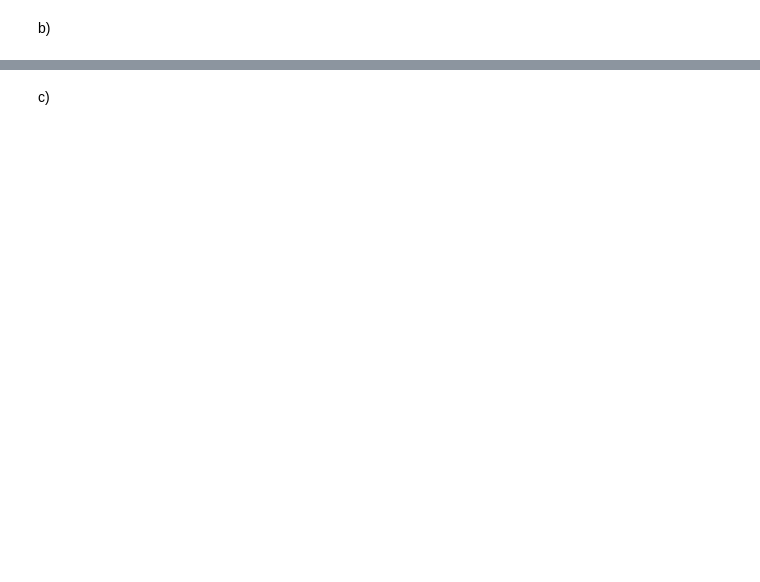
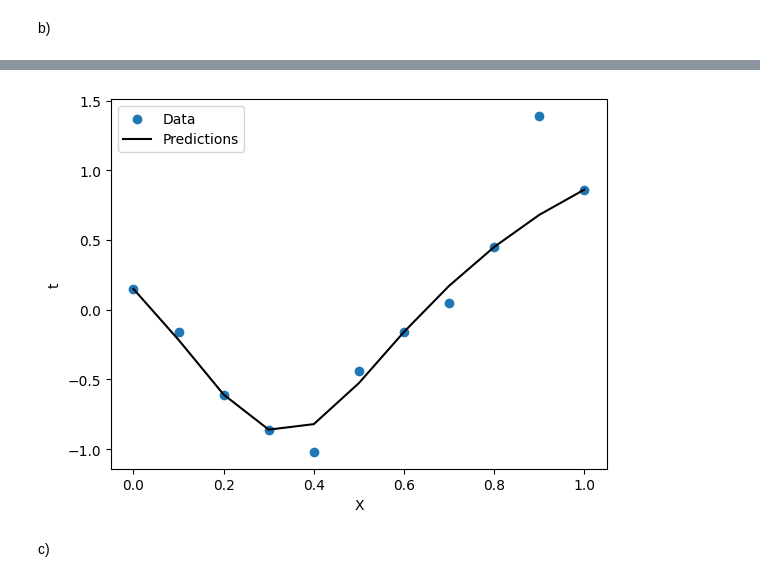
Before and after one commit to dpl373/AML, a Jupyter notebook: w_05/exercise_5_RV.ipynb, the cells around one changed output, grey strips where cells are left out. Drawn from its saved outputs; the diff is of its cells as text; code cells hidden in the pictures; blank space fills up the shorter version.

```diff
--- a/w_05/exercise_5_RV.ipynb
+++ b/w_05/exercise_5_RV.ipynb
@@ -71,3 +83,7 @@ plot_loss(history)
+# %%
+plot_horsepower(X, y)
+# %% [output]
+[figure, added]
 # %% [markdown]
 c)
 # %%
```
Also changed, not shown: parts of 5 cells of this notebook.
